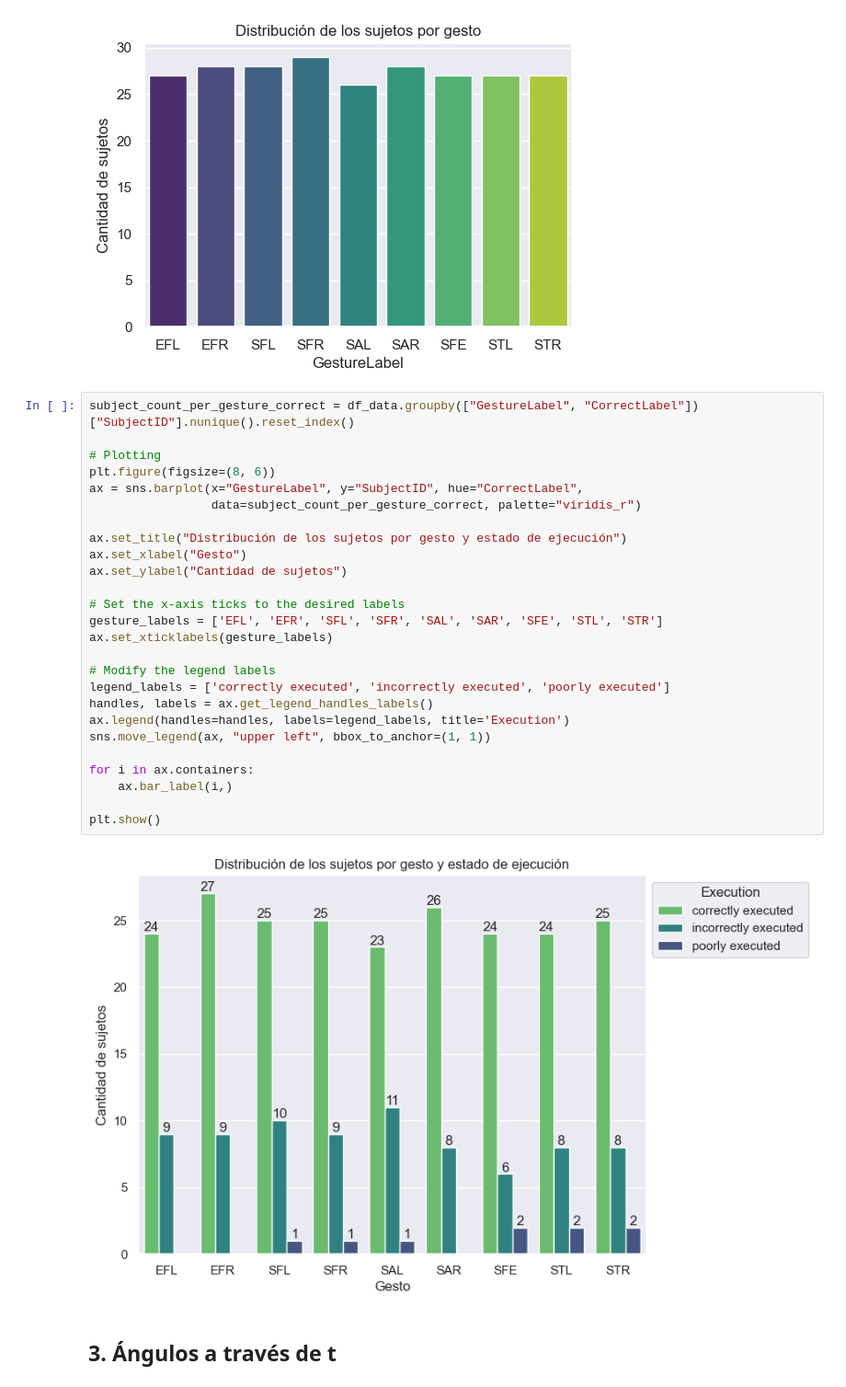
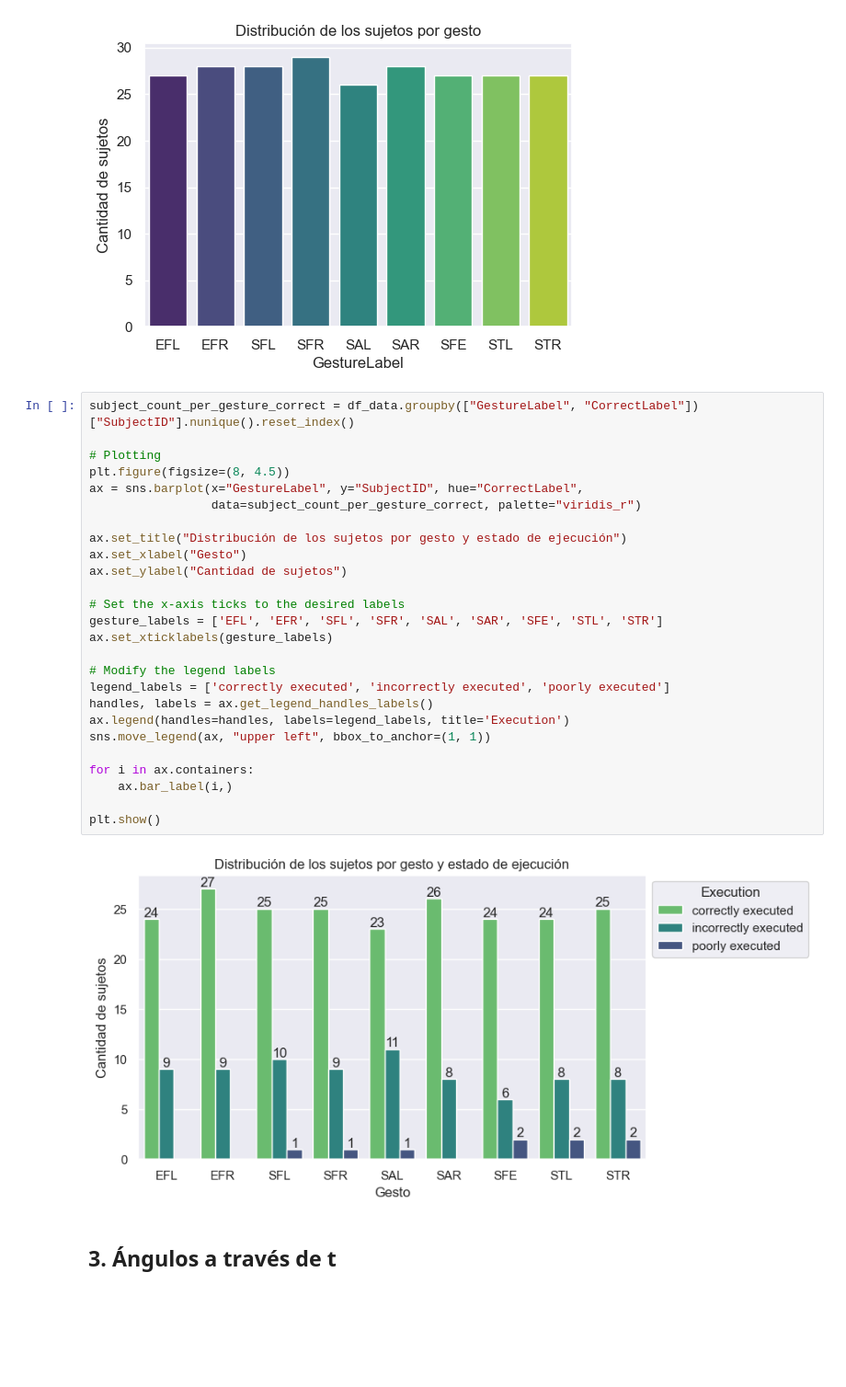
Before and after one commit to nmartinser/Telerehabilitation, a Jupyter notebook: notebooks/analisis_datos.ipynb, the cells around one changed output. Shown at 92% size. Saved outputs shown, nothing was run; the diff lists cells and outputs as text; blank space fills up the shorter version.

```diff
--- a/notebooks/analisis_datos.ipynb
+++ b/notebooks/analisis_datos.ipynb
@@ -119,31 +119,31 @@ Passing `palette` without assigning `hue` is deprecated and will be removed in v
 # %%
 subject_count_per_gesture_correct = df_data.groupby(["GestureLabel", "CorrectLabel"])["SubjectID"].nunique().reset_index()
 
 # Plotting
-plt.figure(figsize=(8, 6))
+plt.figure(figsize=(8, 4.5))
 ax = sns.barplot(x="GestureLabel", y="SubjectID", hue="CorrectLabel",
                  data=subject_count_per_gesture_correct, palette="viridis_r")
 
 ax.set_title("Distribución de los sujetos por gesto y estado de ejecución")
 ax.set_xlabel("Gesto")
 ax.set_ylabel("Cantidad de sujetos")
 
 # Set the x-axis ticks to the desired labels
 gesture_labels = ['EFL', 'EFR', 'SFL', 'SFR', 'SAL', 'SAR', 'SFE', 'STL', 'STR']
 ax.set_xticklabels(gesture_labels)
 
 # Modify the legend labels
 legend_labels = ['correctly executed', 'incorrectly executed', 'poorly executed']
 handles, labels = ax.get_legend_handles_labels()
 ax.legend(handles=handles, labels=legend_labels, title='Execution')
 sns.move_legend(ax, "upper left", bbox_to_anchor=(1, 1))
 
 for i in ax.containers:
     ax.bar_label(i,)
 
 plt.show()
 # %% [output]
-[figure, old version]
+[figure, new version]
 # %% [markdown]
 ## 3. Ángulos a través de t
 # %%
```
Also changed, not shown: parts of 2 cells of this notebook, 1 other file.
